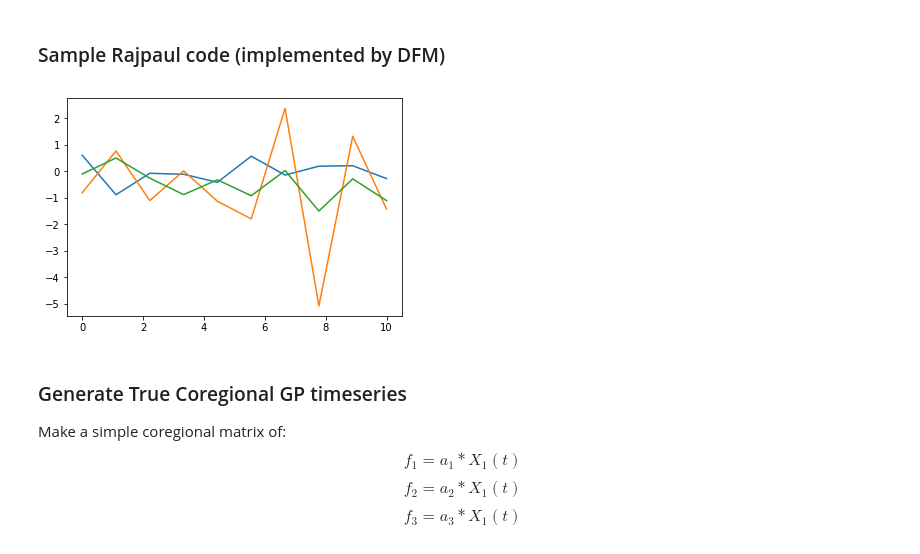
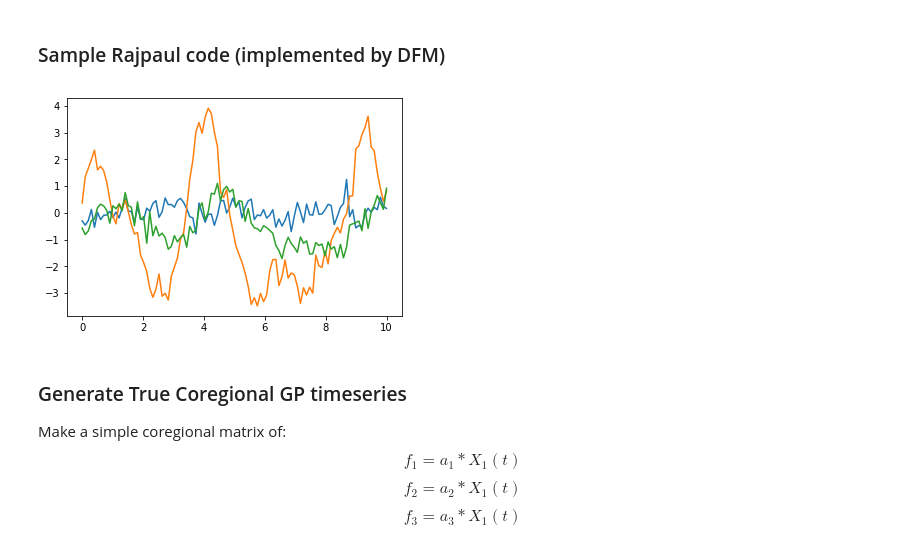
Before and after one commit to silburt/gp_nn, a Jupyter notebook: Coregion-py3.ipynb, the cells around one changed output. Saved outputs shown, nothing was run; the diff lists cells and outputs as text; code cells hidden in the pictures.

```diff
--- a/Coregion-py3.ipynb
+++ b/Coregion-py3.ipynb
@@ -116,25 +116,25 @@ func = SimpleKernel(0.1)
 kernel = RVKernel(func, 1.0, 1.0, 0.6, 0.3, 0.5)
 # %%
 #generate some correlated time series according to a kernel K
-npts = 10
+npts = 100
 output_dim = 3
 range_ = 10
 
 time = np.linspace(0, range_, npts)
 index = np.zeros(len(time))
 t, l = np.zeros(0), np.zeros(0)
 for i in range(output_dim):
     t = np.concatenate((t,time))
     l = np.concatenate((l,index + i))
 
 K = kernel.get_value(t[:, None] - t[None, :], l[:, None], l[None, :])
 K[np.diag_indices(len(t))] += 0.1
 y = np.random.multivariate_normal(np.zeros_like(t), K)
 
 for i in range(output_dim):
     line, = plt.plot(t[l==i], y[l==i])
 # %% [output]
-[figure, old version]
+[figure, new version]
 # %% [markdown]
 ### Generate True Coregional GP timeseries
 Make a simple coregional matrix of:
```
Also changed, not shown: parts of 15 cells of this notebook.
